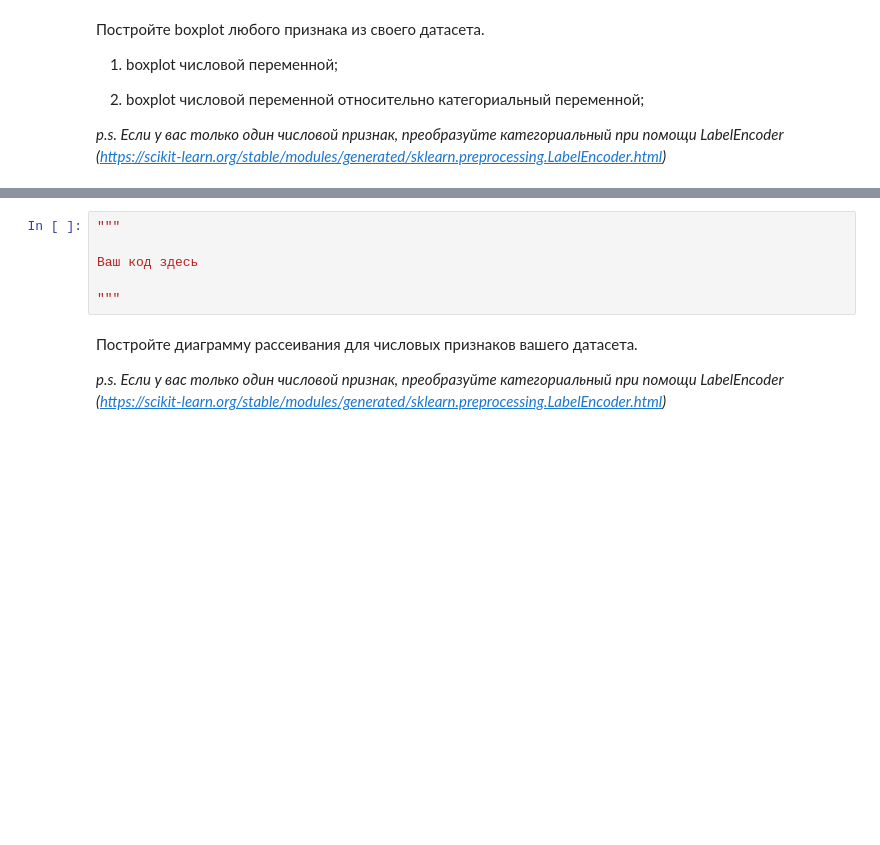
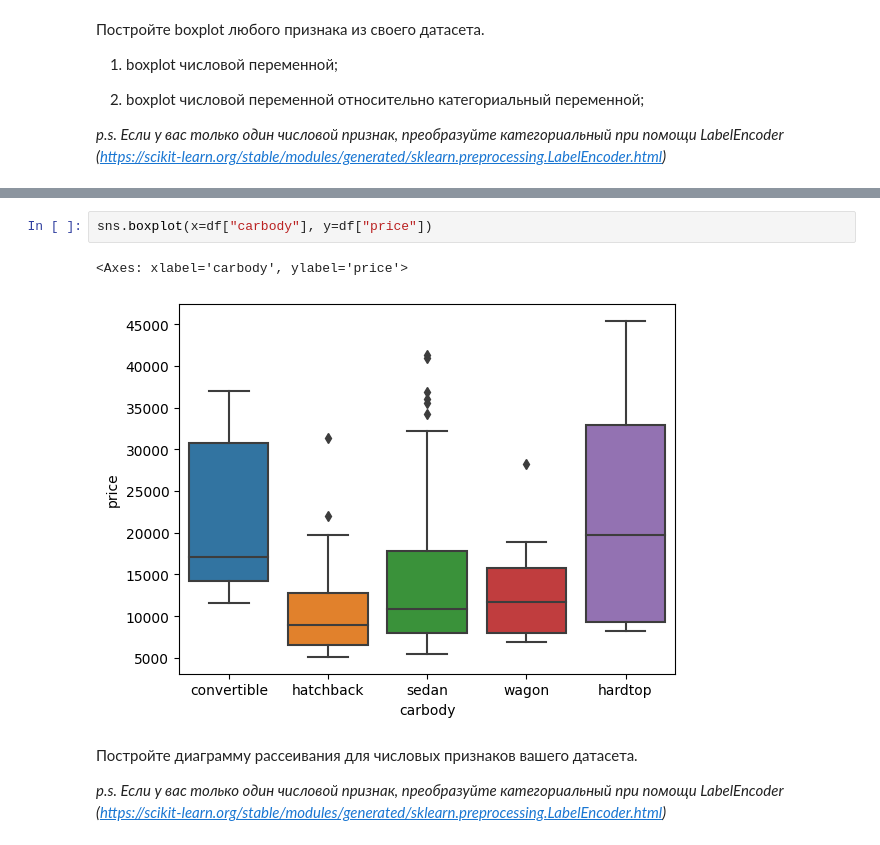
Before and after one commit to Dekamonia/MachineLearning, a Jupyter notebook: lab2/lab02.ipynb, the cells around one changed output, grey strips where cells are left out. Cells and saved outputs as stored; diff of their text form; blank space fills up the shorter version.

```diff
--- a/lab2/lab02.ipynb
+++ b/lab2/lab02.ipynb
@@ -181,9 +181,8 @@ plt.show()
-# %%
-"""
-
-Ваш код здесь
-
-"""
+# %%
+sns.boxplot(x=df["carbody"], y=df["price"])
+# %% [output]
+<Axes: xlabel='carbody', ylabel='price'>
+[figure, added]
 # %% [markdown]
 Постройте диаграмму рассеивания для числовых признаков вашего датасета.
 
```
Also changed, not shown: parts of 2 cells of this notebook.
